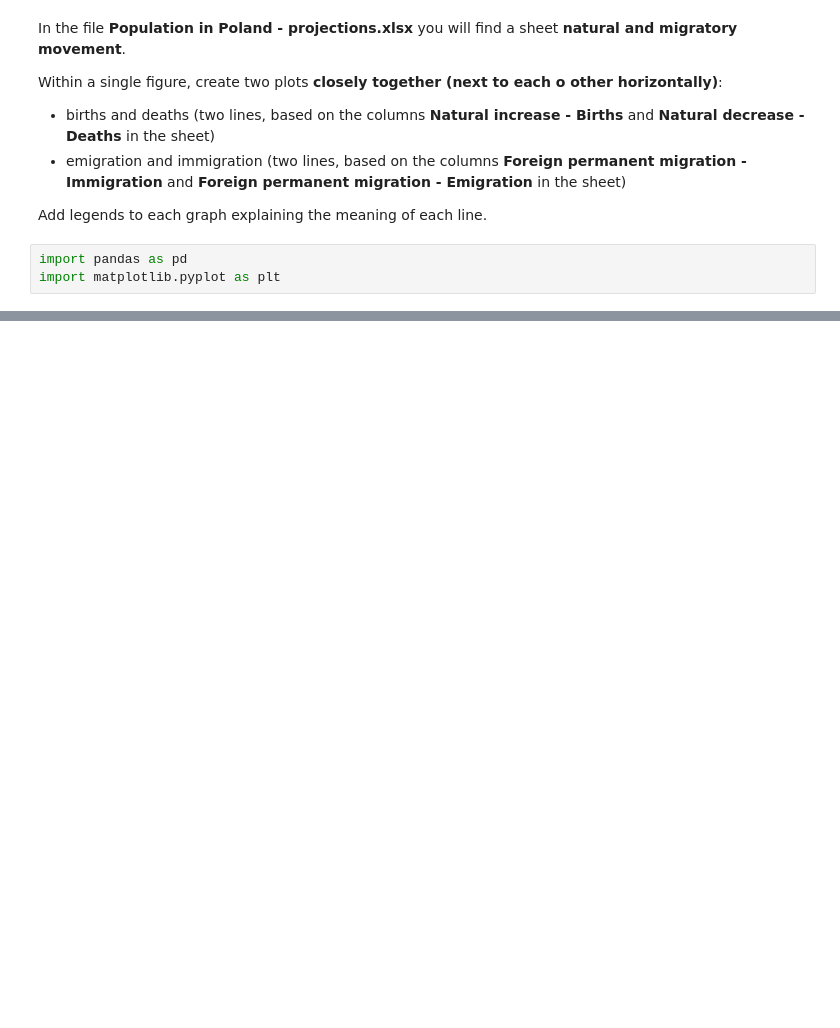
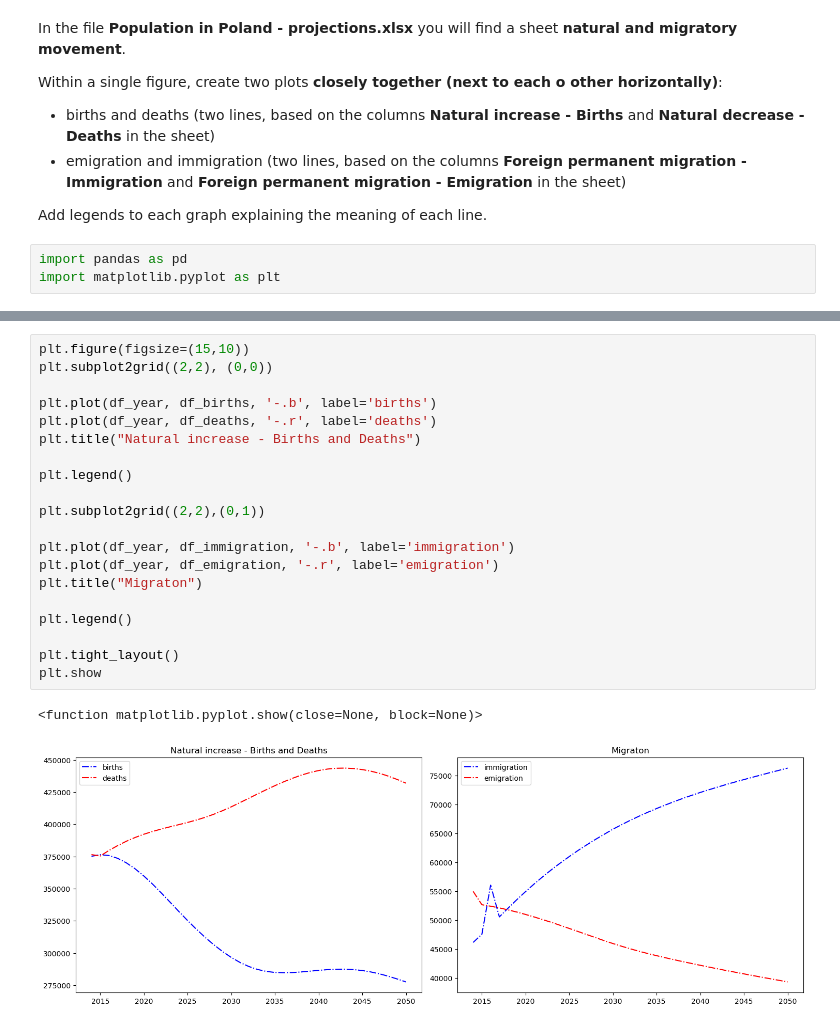
Before and after one commit to UrosVukmanovic/Data_Science_Coders_Lab, a Jupyter notebook: Python/Python_Session_4 Matplotlib_WebScrapping/Webscraping_and_plots_-_Exercise_files/02_Charts/04_Multiple plots in one image/1_Natural and migratory movement.ipynb, the cells around one changed output, grey strips where cells are left out. Cells and saved outputs as stored; diff of their text form; blank space fills up the shorter version.

```diff
--- a/Python/Python_Session_4 Matplotlib_WebScrapping/Webscraping_and_plots_-_Exercise_files/02_Charts/04_Multiple plots in one image/1_Natural and migratory movement.ipynb
+++ b/Python/Python_Session_4 Matplotlib_WebScrapping/Webscraping_and_plots_-_Exercise_files/02_Charts/04_Multiple plots in one image/1_Natural and migratory movement.ipynb
@@ -32,0 +89,23 @@ df
+# %%
+plt.figure(figsize=(15,10))
+plt.subplot2grid((2,2), (0,0))
+
+plt.plot(df_year, df_births, '-.b', label='births')
+plt.plot(df_year, df_deaths, '-.r', label='deaths')
+plt.title("Natural increase - Births and Deaths")
+
+plt.legend()
+
+plt.subplot2grid((2,2),(0,1))
+
+plt.plot(df_year, df_immigration, '-.b', label='immigration')
+plt.plot(df_year, df_emigration, '-.r', label='emigration')
+plt.title("Migraton")
+
+plt.legend()
+
+plt.tight_layout()
+plt.show
+# %% [output]
+<function matplotlib.pyplot.show(close=None, block=None)>
+[figure, added]
```
Also changed, not shown: parts of 2 cells of this notebook, 2 other files.
